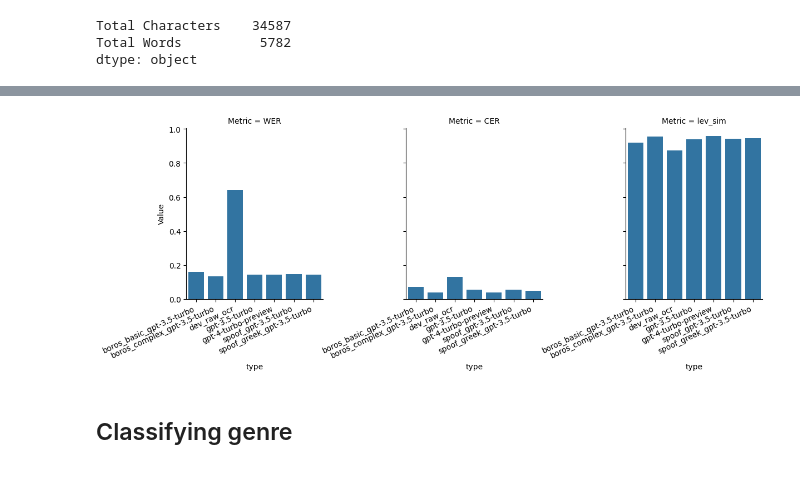
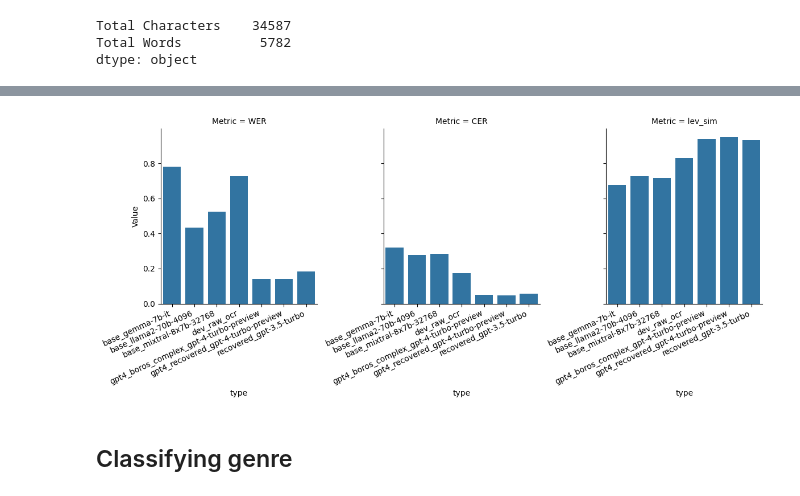
Before and after one commit to JonnoB/redigitalize, a Jupyter notebook: create_test_set.ipynb, the cells around one changed output, grey strips where cells are left out. Saved outputs shown, nothing was run; the diff lists cells and outputs as text; code cells hidden in the pictures.

```diff
--- a/create_test_set.ipynb
+++ b/create_test_set.ipynb
@@ -379,3 +417,7 @@ performance_eval =  performance_eval.loc[(performance_eval['File Name']!='slug_a
 
 
 performance_eval['type'] = performance_eval['type'].str.replace("gpt3_", "").str.replace("dev_data_", "")
+
+keep_models = ['base_gemma-7b-it', 'base_llama2-70b-4096', 'base_mixtral-8x7b-32768', 'dev_raw_ocr',
+ 'gpt4_boros_complex_gpt-4-turbo-preview', 'gpt4_recovered_gpt-4-turbo-preview', 'recovered_gpt-3.5-turbo']
+performance_eval2 = performance_eval.loc[performance_eval['type'].isin(keep_models)].copy()
@@ -432,26 +478,26 @@ plt.show()
 # %%
-median_df = performance_eval.drop(columns='File Name').drop(columns = 'lev_dist').groupby('type').median().reset_index()
+median_df = performance_eval2.drop(columns='File Name').drop(columns = 'lev_dist').groupby('type').median().reset_index()
 
 # Melt the DataFrame to long format
 long_df = pd.melt(median_df, id_vars='type', var_name='Metric', value_name='Value')
 
 # Use seaborn's catplot to create a faceted plot
 g = sns.catplot(
     data=long_df,
     x='type',
     y='Value',
     col='Metric',
     kind='bar',
     height=4,
     aspect=1, # Adjust the aspect ratio and size of each facet
     col_wrap=3, # Number of columns for facets
 )
 
 g.set_xticklabels(rotation=25, ha='right') # Rotate x-axis labels
 
 plt.show()
 # %% [output]
-[figure, old version]
+[figure, new version]
 # %% [markdown]
 ## Classifying genre
 # %%
```
Also changed, not shown: parts of 18 cells of this notebook, 5 other files.
